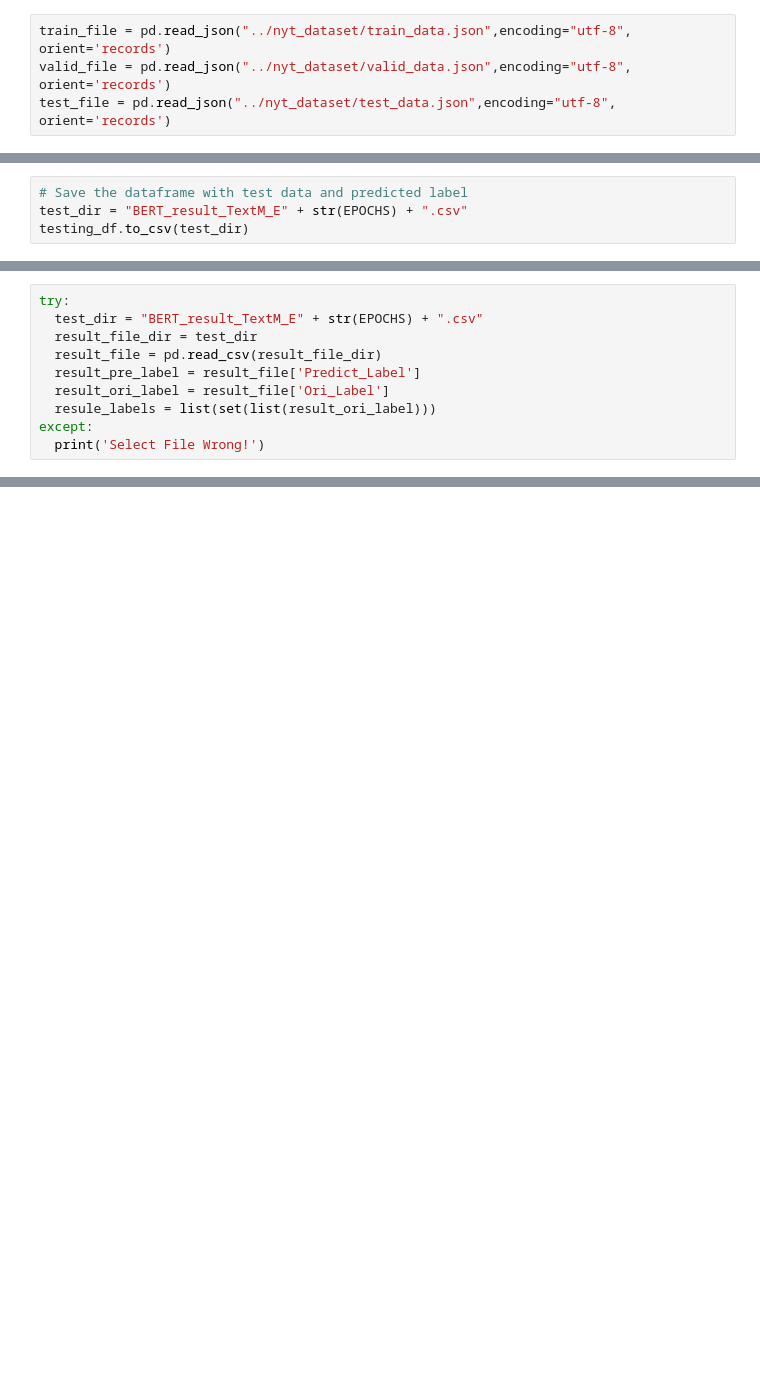
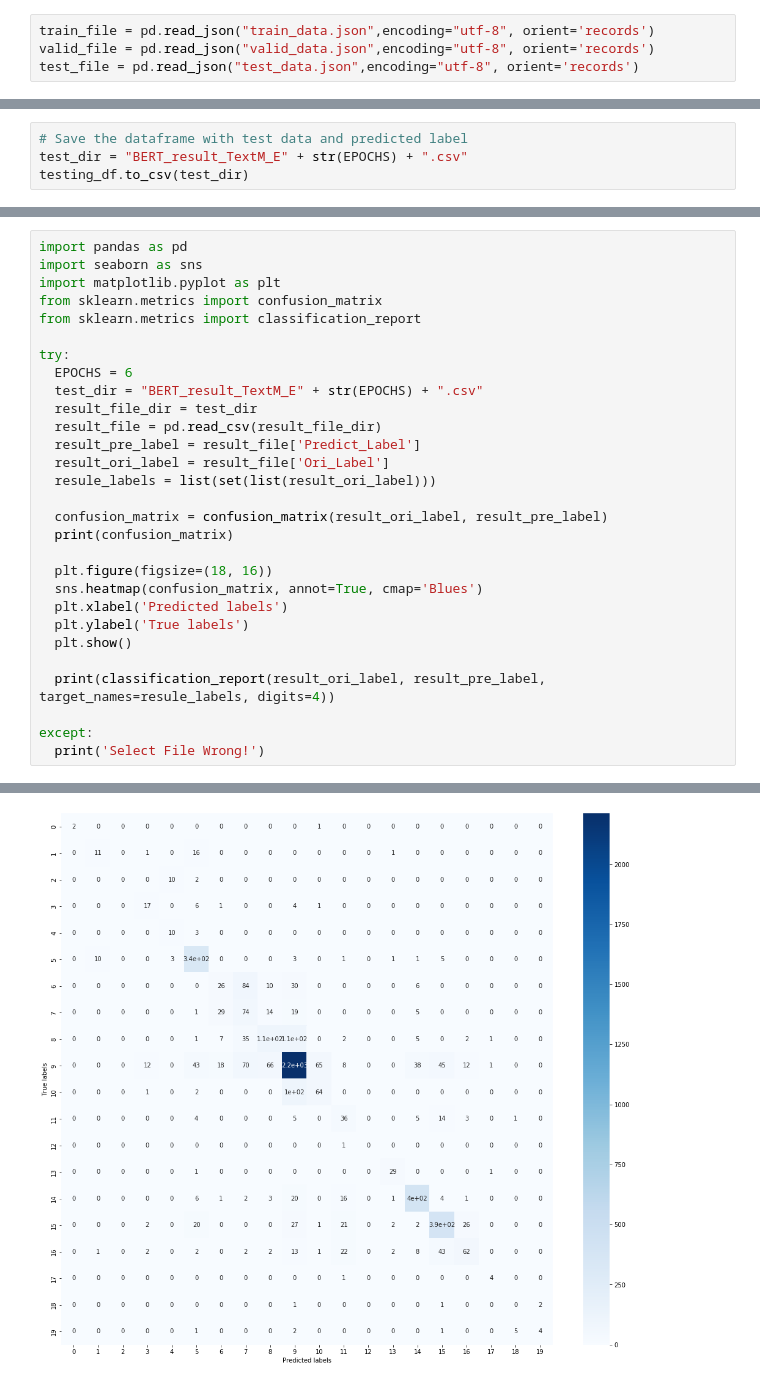
Before and after one commit to ChenBin-007/Relation-Extraction, a Jupyter notebook: model_code/BERT.ipynb, the cells around one changed output, grey strips where cells are left out. Cells and saved outputs as stored; diff of their text form; blank space fills up the shorter version.

```diff
--- a/model_code/BERT.ipynb
+++ b/model_code/BERT.ipynb
@@ -10,9 +10,9 @@ from transformers import BertModel
 from torch.optim import Adam
 from tqdm import tqdm
 # %%
-train_file = pd.read_json("../nyt_dataset/train_data.json",encoding="utf-8", orient='records')
-valid_file = pd.read_json("../nyt_dataset/valid_data.json",encoding="utf-8", orient='records')
-test_file = pd.read_json("../nyt_dataset/test_data.json",encoding="utf-8", orient='records')
+train_file = pd.read_json("train_data.json",encoding="utf-8", orient='records')
+valid_file = pd.read_json("valid_data.json",encoding="utf-8", orient='records')
+test_file = pd.read_json("test_data.json",encoding="utf-8", orient='records')
 # %%
 train_tokens = [train_file['text'][i] for i in range(len(train_file['text']))]
 train_label = [train_file['relation_list'][i][0]['predicate'] for i in range(len(train_file['relation_list']))]
@@ -258,10 +258,30 @@ testing_df.to_csv(test_dir)
 # %%
+import pandas as pd
+import seaborn as sns
+import matplotlib.pyplot as plt
+from sklearn.metrics import confusion_matrix
+from sklearn.metrics import classification_report
+
 try:
+  EPOCHS = 6
   test_dir = "BERT_result_TextM_E" + str(EPOCHS) + ".csv"
   result_file_dir = test_dir
   result_file = pd.read_csv(result_file_dir)
   result_pre_label = result_file['Predict_Label']
   result_ori_label = result_file['Ori_Label']
   resule_labels = list(set(list(result_ori_label)))
+
+  confusion_matrix = confusion_matrix(result_ori_label, result_pre_label)
+  print(confusion_matrix)
+
+  plt.figure(figsize=(18, 16))
+  sns.heatmap(confusion_matrix, annot=True, cmap='Blues')
+  plt.xlabel('Predicted labels')
+  plt.ylabel('True labels')
+  plt.show()
+
+  print(classification_report(result_ori_label, result_pre_label, target_names=resule_labels, digits=4))
+
 except:
   print('Select File Wrong!')
+# %% [output]
@@ -267,0 +305 @@ except:
+[figure, added]
```
Also changed, not shown: parts of 12 cells of this notebook.
